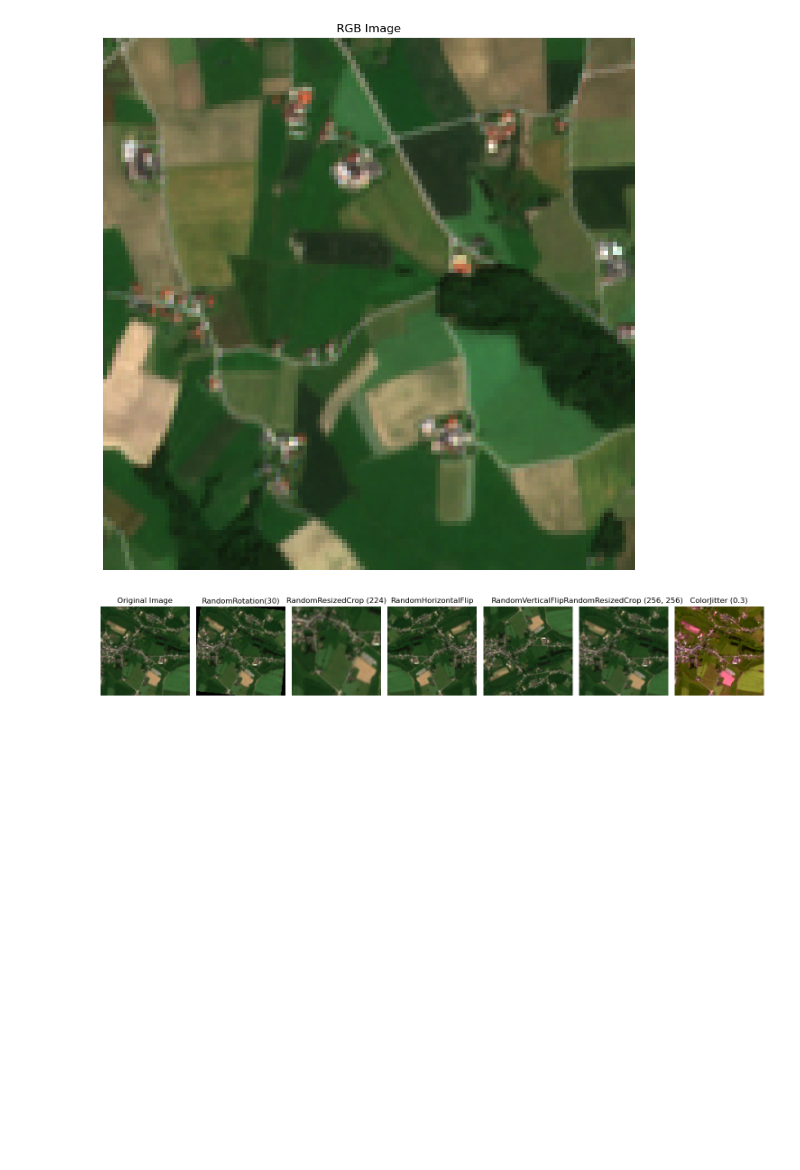
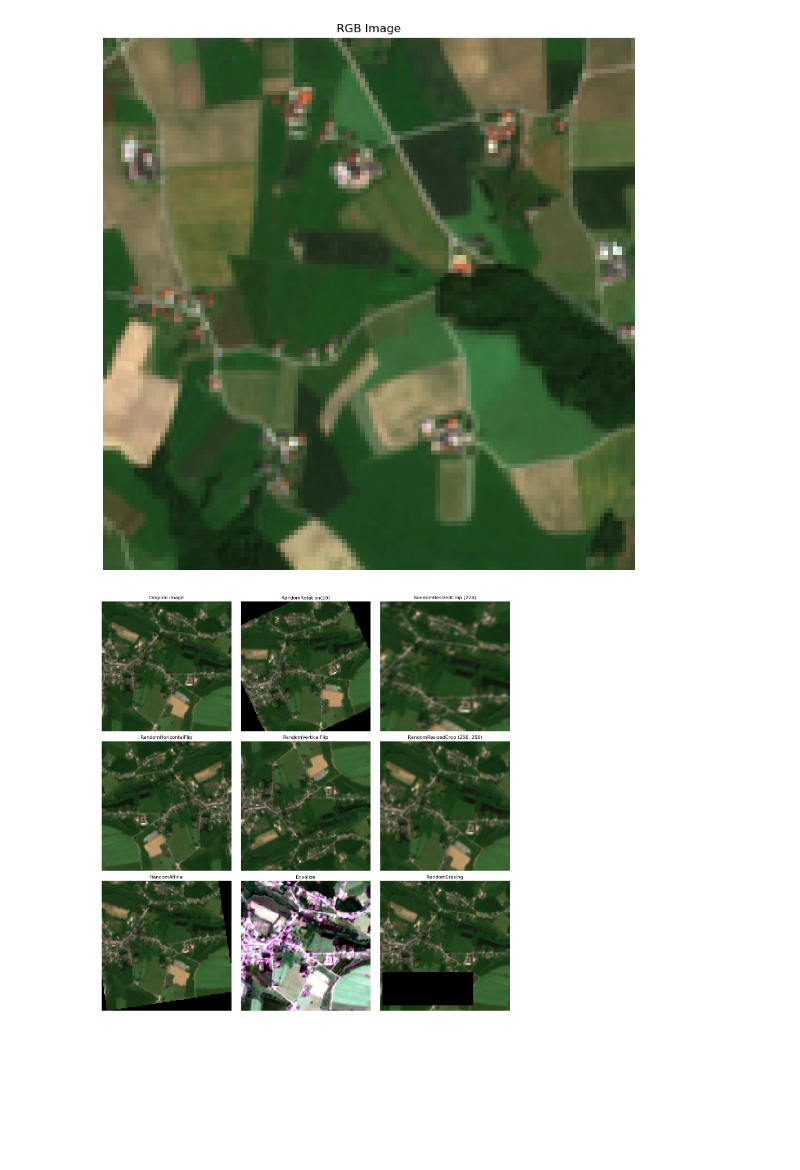
Before and after one commit to StaticRevo/FYP-Multi-Label-Classification-using-Deep-Learning, a Jupyter notebook: FYPProjectMultiSpectral/notebooks/PracticeFile.ipynb, the cells around one changed output. Drawn from its saved outputs; the diff is of its cells as text; code cells hidden in the pictures; blank space fills up the shorter version.

```diff
--- a/FYPProjectMultiSpectral/notebooks/PracticeFile.ipynb
+++ b/FYPProjectMultiSpectral/notebooks/PracticeFile.ipynb
@@ -449,6 +449,13 @@ display_rgb_image(tiff_file_path)
 # %% [output]
 [figure]
 # %%
+import numpy as np
+import rasterio
+from PIL import Image
+import matplotlib.pyplot as plt
+from torchvision import transforms
+import torch
+
 def display_rgb_image(tiff_file_path):
     with rasterio.open(tiff_file_path) as src:
         # Read the red, green, and blue bands
@@ -457,17 +464,12 @@ def display_rgb_image(tiff_file_path):
         blue = src.read(2)
 
         # Normalize each band to the range 0-1
-        red = red.astype(np.float32)
-        green = green.astype(np.float32)
-        blue = blue.astype(np.float32)
-
-        red /= np.max(red)
-        green /= np.max(green)
-        blue /= np.max(blue)
+        red = red.astype(np.float32) / np.max(red)
+        green = green.astype(np.float32) / np.max(green)
+        blue = blue.astype(np.float32) / np.max(blue)
 
         # Stack the bands into an RGB image
         rgb = np.dstack((red, green, blue))
-
     return rgb
 
 def apply_transforms_and_display(tiff_file_path):
@@ -477,45 +479,64 @@ def apply_transforms_and_display(tiff_file_path):
     # Convert numpy array to PIL Image for transformations
     pil_img = Image.fromarray((rgb_image * 255).astype(np.uint8))
 
+    # Convert PIL Image to torch.Tensor
+    tensor_img = transforms.ToTensor()(pil_img)
+
+    # Convert tensor to uint8
+    tensor_img = (tensor_img * 255).byte()
+
     # Define the transformations and their names
     transformations = [
         transforms.RandomRotation(degrees=30),
         transforms.RandomResizedCrop(224),
         transforms.RandomHorizontalFlip(),
         transforms.RandomVerticalFlip(),
         transforms.RandomResizedCrop(size=(256, 256), scale=(0.8, 1.0)),
-        transforms.ColorJitter(brightness=0.3, contrast=0.3, saturation=0.3, hue=0.3)
+        transforms.RandomAffine(degrees=15, translate=(0.1, 0.1)),
+        transforms.RandomEqualize(p=0.3),
+        transforms.RandomErasing(p=0.5, scale=(0.02, 0.33))
     ]
 
     transformation_names = [
         "RandomRotation(30)",
         "RandomResizedCrop (224)",
         "RandomHorizontalFlip",
         "RandomVerticalFlip",
         "RandomResizedCrop (256, 256)",
-        "ColorJitter (0.3)"
+        "RandomAffine",
+        "Equalize",
+        "RandomErasing"
     ]
 
-    # Create a figure with subplots
-    fig, axes = plt.subplots(1, len(transformations) + 1, figsize=(15, 5))
+    # Create a figure with subplots (dynamic rows and columns)
+    n_transforms = len(transformations)
+    cols = 3
+    rows = -(-n_transforms // cols) + 1  # Add 1 for the original image
+    fig, axes = plt.subplots(rows, cols, figsize=(15, 5 * rows))
 
     # Display the original image
+    axes = axes.flatten()  # Flatten axes for easy indexing
     axes[0].imshow(rgb_image)
     axes[0].set_title("Original Image")
     axes[0].axis('off')
 
     # Apply each transformation and display the result
-    for i, (transform, name) in enumerate(zip(transformations, transformation_names)):
-        transformed_image = transform(pil_img)
-        axes[i + 1].imshow(transformed_image)
-        axes[i + 1].set_title(name)
-        axes[i + 1].axis('off')
+    for i, (transform, name) in enumerate(zip(transformations, transformation_names), start=1):
+        transformed_image = transform(tensor_img)
+        transformed_image = transforms.ToPILImage()(transformed_image)
+        axes[i].imshow(transformed_image)
+        axes[i].set_title(name)
+        axes[i].axis('off')
+
+    # Hide any unused subplots
+    for j in range(len(transformations) + 1, len(axes)):
+        axes[j].axis('off')
 
     plt.tight_layout()
     plt.show()
 
 # Path to your .tif file
 tiff_file_path = r'C:\Users\isaac\Desktop\BigEarthTests\Subsets\50%\CombinedImagesTIF\S2B_MSIL2A_20180506T105029_N9999_R051_T31UER_79_36.tif'
 apply_transforms_and_display(tiff_file_path)
 # %% [output]
-[figure, old version]
+[figure, new version]
```
Also changed, not shown: 45 other files.
